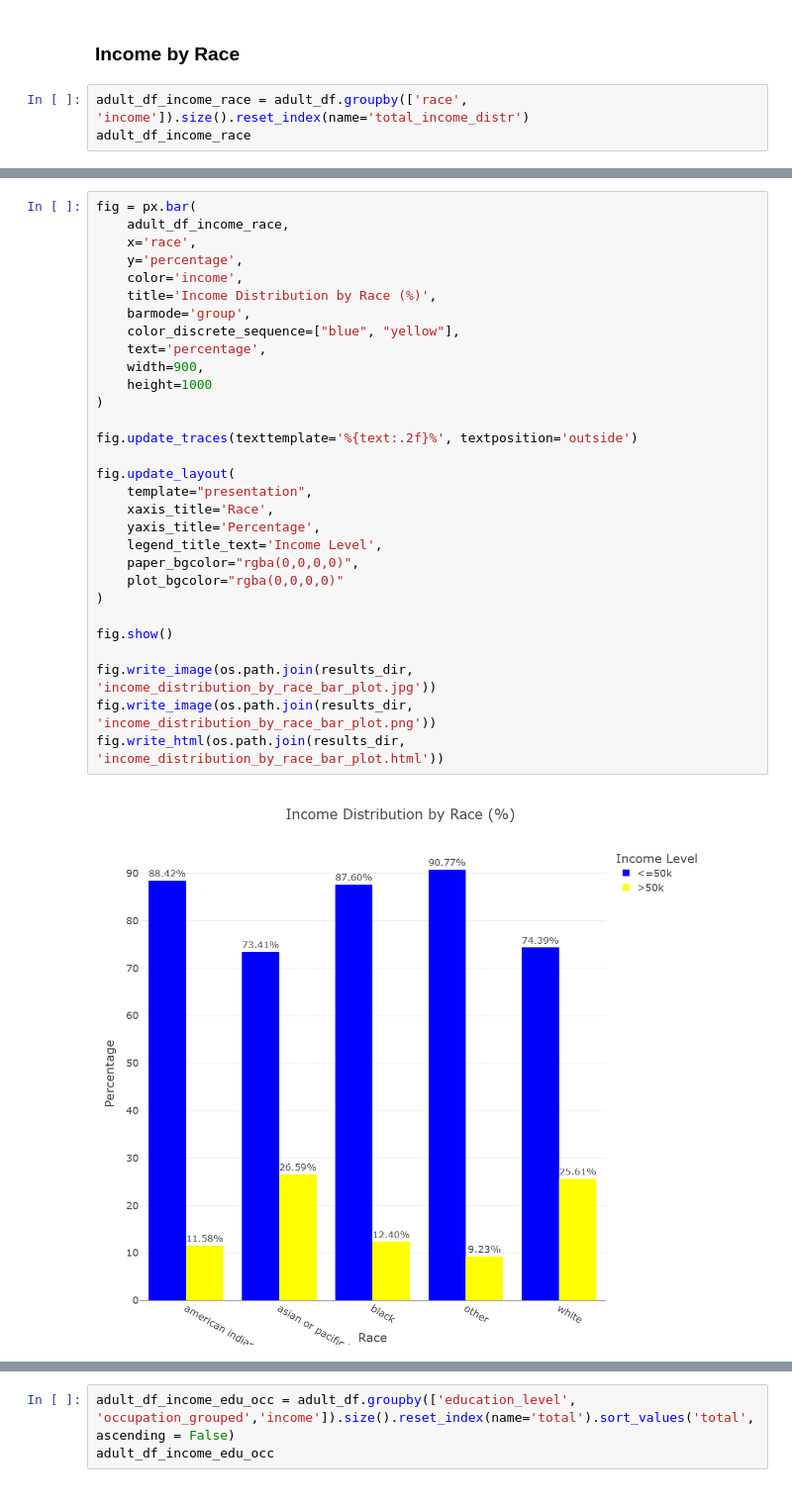
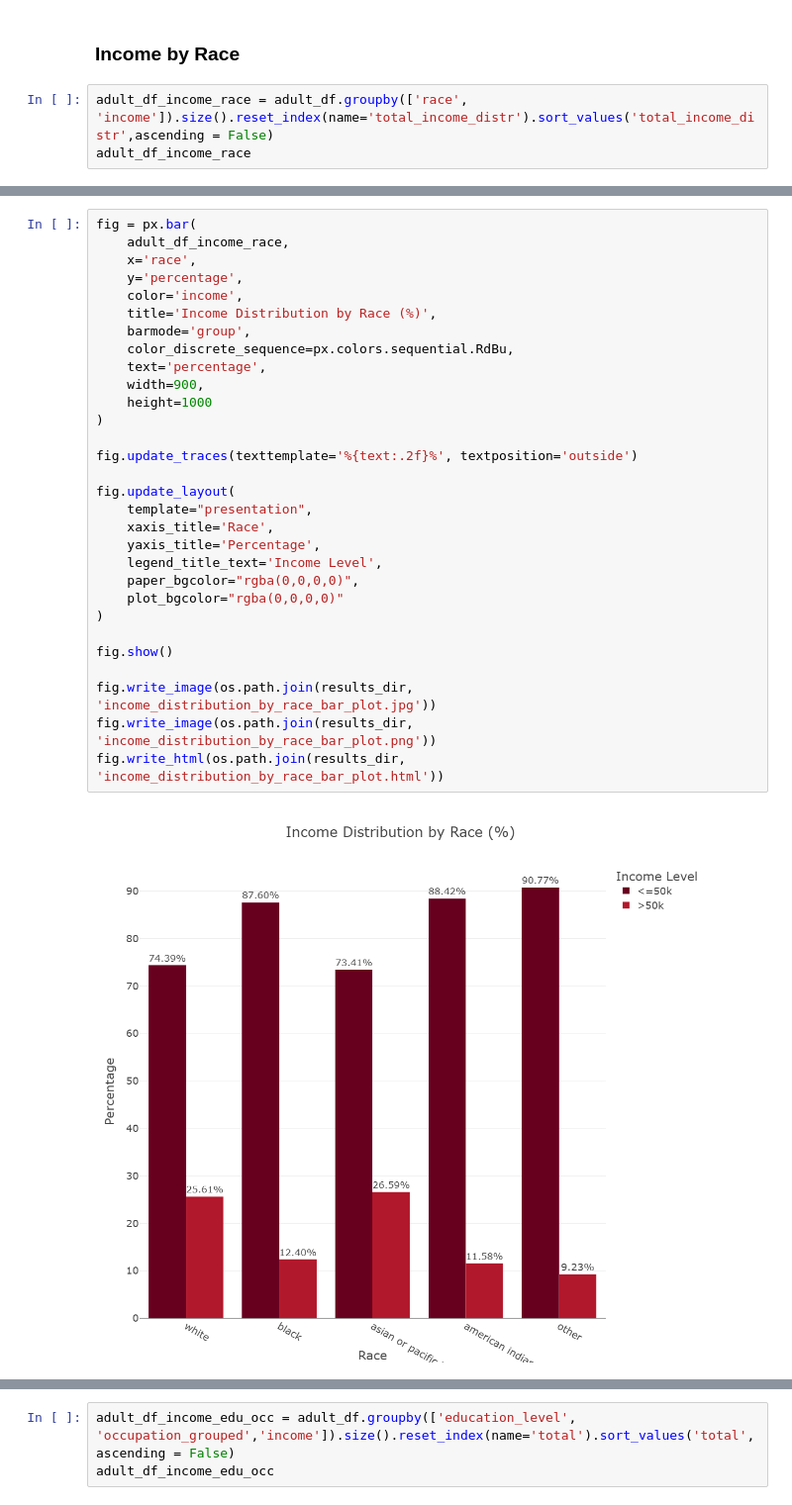
Before and after one commit to NIWENSHUTI/Adult_Income, a Jupyter notebook: notebooks/data_analysis.ipynb, the cells around one changed output, grey strips where cells are left out. Shown at 99% size. Saved outputs shown, nothing was run; the diff lists cells and outputs as text.

```diff
--- a/notebooks/data_analysis.ipynb
+++ b/notebooks/data_analysis.ipynb
@@ -341,7 +342,7 @@ WARNING Thread(Thread-15 (run)) Task(Task-194) choreographer.browser_async:brows
 # %% [markdown]
 ### Income by Race
 # %%
-adult_df_income_race = adult_df.groupby(['race', 'income']).size().reset_index(name='total_income_distr')
+adult_df_income_race = adult_df.groupby(['race', 'income']).size().reset_index(name='total_income_distr').sort_values('total_income_distr',ascending = False)
 adult_df_income_race
 # %% [output]
 |  | race | income | total_income_distr |
@@ -374,32 +375,32 @@ adult_df_income_race
 # %%
 fig = px.bar(
     adult_df_income_race,
     x='race',
     y='percentage',
     color='income',
     title='Income Distribution by Race (%)',
     barmode='group',
-    color_discrete_sequence=["blue", "yellow"],
+    color_discrete_sequence=px.colors.sequential.RdBu,
     text='percentage',
     width=900,
     height=1000
 )
 
 fig.update_traces(texttemplate='%{text:.2f}%', textposition='outside')
 
 fig.update_layout(
     template="presentation",
     xaxis_title='Race',
     yaxis_title='Percentage',
     legend_title_text='Income Level',
     paper_bgcolor="rgba(0,0,0,0)",
     plot_bgcolor="rgba(0,0,0,0)"
 )
 
 fig.show()
 
 fig.write_image(os.path.join(results_dir, 'income_distribution_by_race_bar_plot.jpg'))
 fig.write_image(os.path.join(results_dir, 'income_distribution_by_race_bar_plot.png'))
 fig.write_html(os.path.join(results_dir, 'income_distribution_by_race_bar_plot.html'))
 # %% [output]
-[figure, old version]
+[figure, new version]
```
Also changed, not shown: parts of 12 cells of this notebook, 13 other files.
